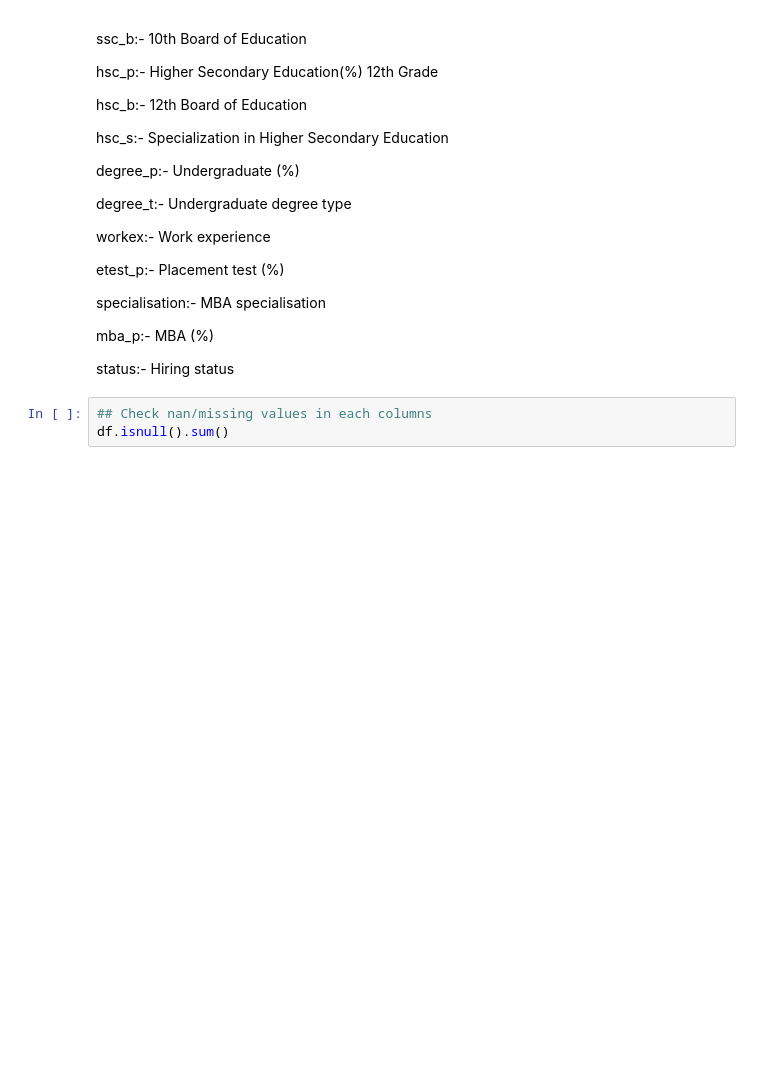
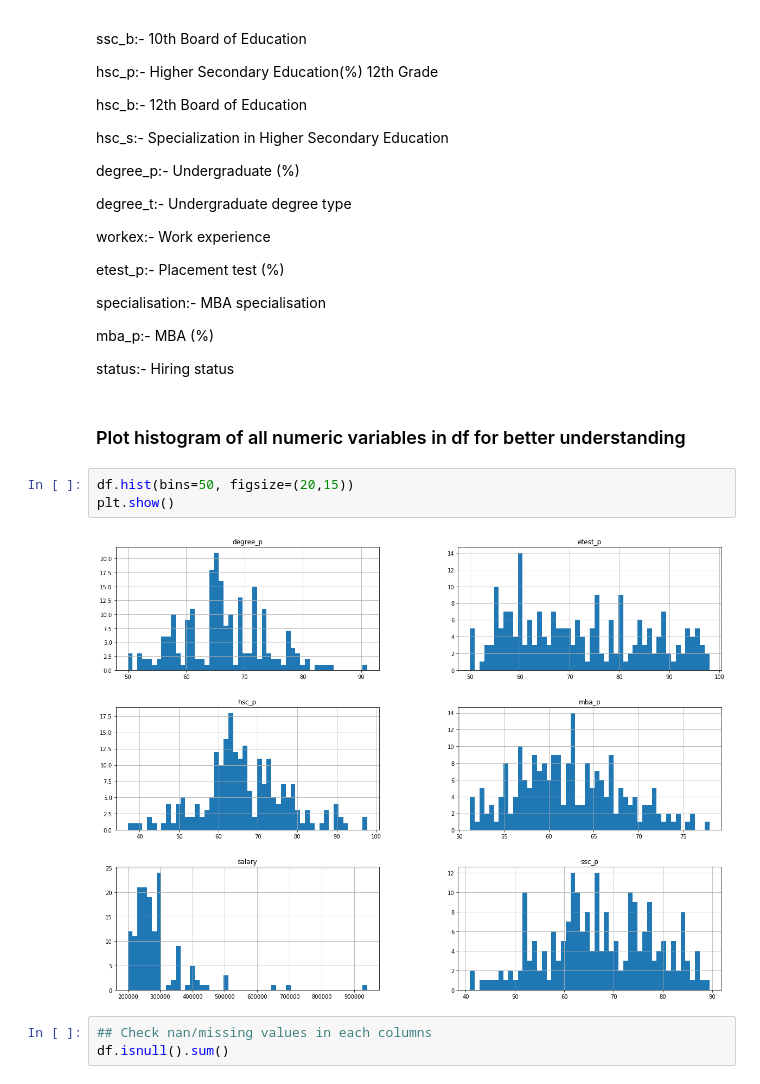
Before and after one commit to ShuklaPrashant21/Campus_Recruitment, a Jupyter notebook: Recruitment_EDA_Predictive_Analysis.ipynb, the cells around one changed output. Cells and saved outputs as stored; diff of their text form; blank space fills up the shorter version.

```diff
--- a/Recruitment_EDA_Predictive_Analysis.ipynb
+++ b/Recruitment_EDA_Predictive_Analysis.ipynb
@@ -42,6 +43,13 @@ specialisation:- MBA specialisation
 mba_p:- MBA (%)
 
 status:- Hiring status
+# %% [markdown]
+### Plot histogram of all numeric variables in df for better understanding
+# %%
+df.hist(bins=50, figsize=(20,15))
+plt.show()
+# %% [output]
+[figure, added]
 # %%
 ## Check nan/missing values in each columns
 df.isnull().sum()
```
Also changed, not shown: parts of 2 cells of this notebook.
